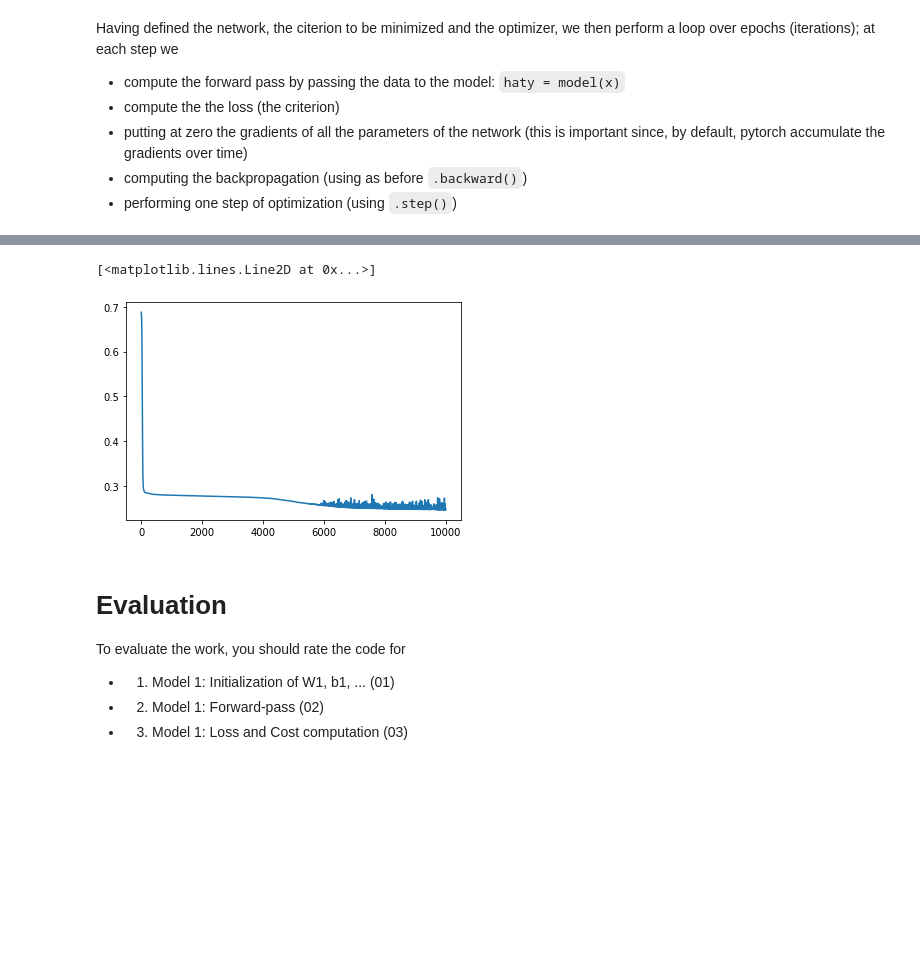
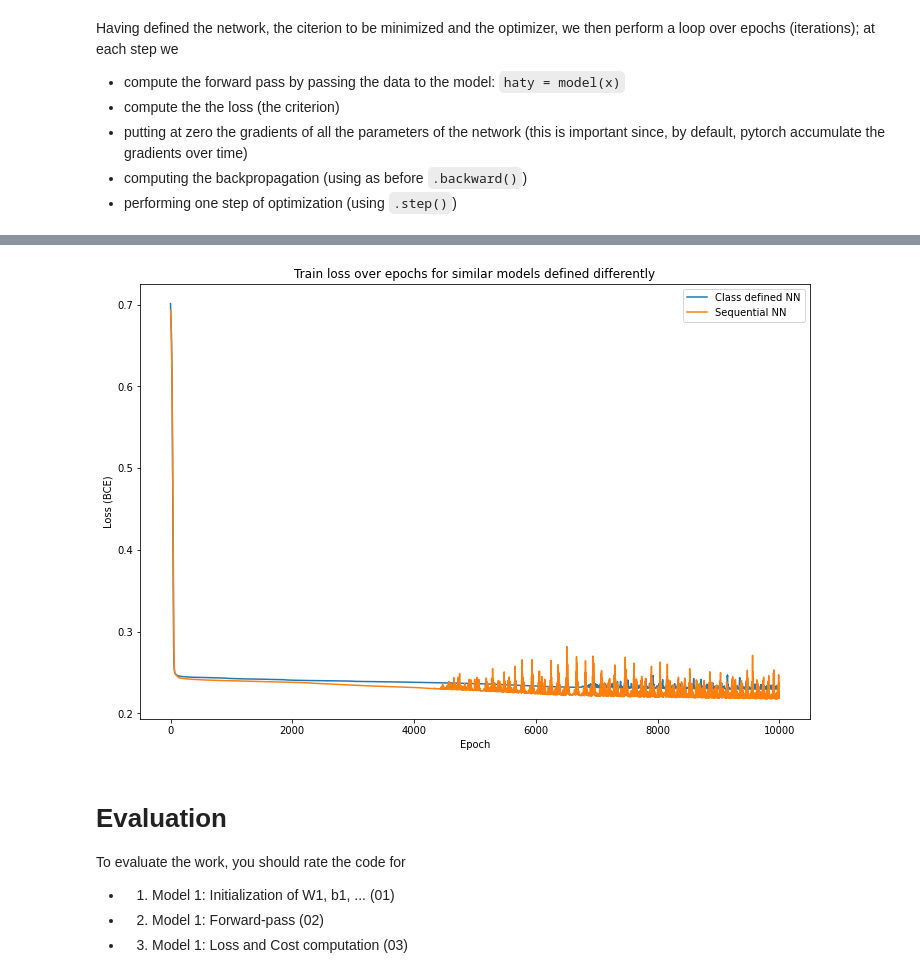
Before and after one commit to phileasSamir/MS_BGD_2122, a Jupyter notebook: MDI343_Machine_learning/TP/NN/Lab_DL_MLP_pytorch-model123_2020-09-21_makecircle_student.ipynb, the cells around one changed output, grey strips where cells are left out. Cells and saved outputs as stored; diff of their text form; code cells hidden in the pictures; blank space fills up the shorter version.

````diff
--- a/MDI343_Machine_learning/TP/NN/Lab_DL_MLP_pytorch-model123_2020-09-21_makecircle_student.ipynb
+++ b/MDI343_Machine_learning/TP/NN/Lab_DL_MLP_pytorch-model123_2020-09-21_makecircle_student.ipynb
@@ -248,7 +248,7 @@ The model created will have all its parameters accessible as a dictionary and ca
 # %%
 if student:
     # --- START CODE HERE (05)
-    my_model = torch.nn.Sequential(
+    my_model_sequential = torch.nn.Sequential(
         torch.nn.Linear(n_in,n_h1),
         torch.nn.ReLU(),
         torch.nn.Linear(n_h1,n_h2),
@@ -312,6 +312,8 @@ if student:
     criterion = torch.nn.BCELoss()
     optimizer = torch.optim.SGD(my_model.parameters(), lr=alpha, momentum=.9)
     # --- END CODE HERE
+    # WE ADD ANOTHER OPTIMIZER FOR THE SEQUENTIAL MODEL
+    optimizer_seq = torch.optim.SGD(my_model_sequential.parameters(), lr=alpha, momentum=.9)
 # %% [markdown]
 ## Training for model 2 and 3
 # %% [markdown]
@@ -323,23 +325,39 @@ Having defined the network, the citerion to be minimized and the optimizer, we t
 - performing one step of optimization (using ```.step()```)
 # %%
 loss_l = []
+loss_l_seq = []
 for num_epoch in range(nb_epoch):
 
     if student:
         # --- START CODE HERE (09)
         hat_y = my_model(X) # Forward pass: Compute predicted y by passing  x to the model
         loss = criterion(hat_y,y) # Compute loss
+        hat_y_seq = my_model_sequential(X) #SAME FOR SEQ
+        loss_seq = criterion(hat_y_seq,y)
         # Zero gradients, perform a backward pass, and update the weights.
         optimizer.zero_grad() # re-init the gradients (otherwise they are cumulated)
         loss.backward() # perform back-propagation
         optimizer.step() # update the weights
+
+        #SAME FOR SEQ
+        optimizer_seq.zero_grad()
+        loss_seq.backward()
+        optimizer_seq.step()
         # --- END CODE HERE
 
     loss_l.append(loss.detach())
+    loss_l_seq.append(loss_seq.detach())
 
     if num_epoch % 500 == 0:
         print('epoch {}, loss {}'.format(num_epoch, loss.item()))
 
 # ----------------
-plt.plot(loss_l)
+plt.figure(figsize=(12,8))
+plt.plot(loss_l, label="Class defined NN")
+plt.plot(loss_l_seq, label="Sequential NN")
+plt.xlabel("Epoch")
+plt.ylabel("Loss (BCE)")
+plt.legend()
+plt.title("Train loss over epochs for similar models defined differently")
+plt.show()
 # %% [output]
@@ -366,5 +384,4 @@ epoch 9500, loss 0.25544461607933044
-[<matplotlib.lines.Line2D at 0x...>]
-[figure, old version]
+[figure, new version]
 # %% [markdown]
 # Evaluation
 
````
Also changed, not shown: parts of 4 cells of this notebook, 11 other files.
